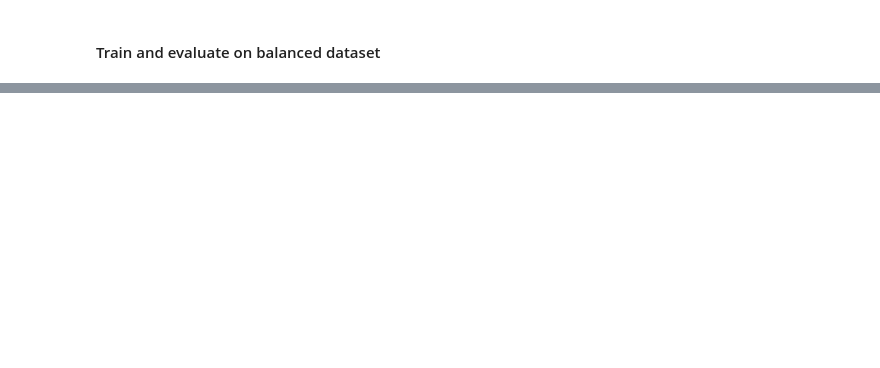
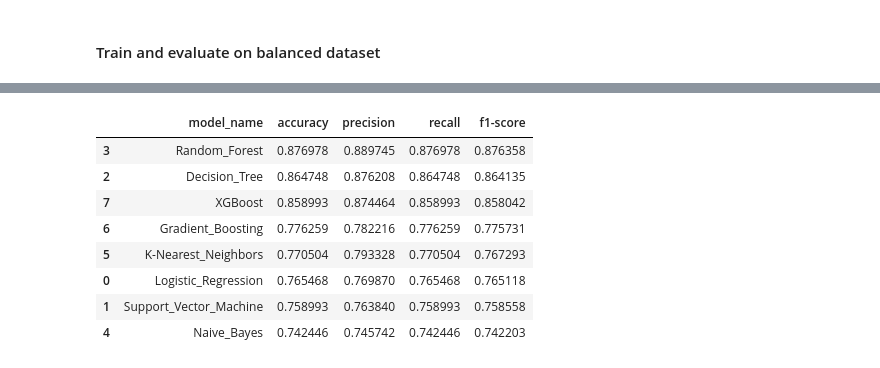
Before and after one commit to damzking/telco_churn-, a Jupyter notebook: LP2_telco_churn.ipynb, the cells around one changed output, grey strips where cells are left out. Cells and saved outputs as stored; diff of their text form; code cells hidden in the pictures; blank space fills up the shorter version.

```diff
--- a/LP2_telco_churn.ipynb
+++ b/LP2_telco_churn.ipynb
@@ -1415,3 +1449,6 @@ encoder=LabelEncoder()
 
 y_train_encode=encoder.fit_transform(y_train)
 y_eval_encode=encoder.transform(y_eval)
+
+y_resampled_train_e=encoder.fit_transform(y_resampled_train)
+y_resampled_eval_e=encoder.transform(y_resampled_eval)
@@ -1547,0 +1542,66 @@ Error:
+# %%
+num_pipeliner=Pipeline(steps=[
+    ('num_imputer', CustomImputer(strategy='constant', custom_value=0)),
+    ('num_scaler', RobustScaler()),
+
+])
+
+cat_pipeliner=Pipeline(steps=[
+    ('cat_imputer', SimpleImputer(strategy='most_frequent')),
+    ('encoder', OneHotEncoder()),
+
+])
+
+preprocessor= ColumnTransformer(transformers=[
+    ('num_pipeliner', num_pipeline, numeric_cols),
+    ('cat_pipeliner', cat_pipeline, cat_cols)
+])
+# %%
+
+models={}
+models['Logistic_Regression']= LogisticRegression(random_state=5)
+models['Support_Vector_Machine']= LinearSVC(random_state=5)
+models['Decision_Tree']= DecisionTreeClassifier(random_state=5)
+models['Random_Forest']= RandomForestClassifier(random_state=5)
+models['Naive_Bayes']= GaussianNB()
+models['K-Nearest_Neighbors']= KNeighborsClassifier()
+models['Gradient_Boosting']= GradientBoostingClassifier(random_state=5)
+models['XGBoost']= XGBClassifier(random_state=5)
+
+# Creating Pipeline
+
+all_pipelines = {}
+
+metric_table=pd.DataFrame(columns=['model_name', 'accuracy', 'precision', 'recall', 'f1-score'])
+
+for model_name, classifier in models.items():
+    final_pipeline = Pipeline(steps=[
+        ('preprocessor', preprocessor),
+        ('classifier', classifier)
+    ])
+
+    final_pipeline.fit(X_resampled_train, y_resampled_train_e)
+    all_pipelines[model_name] = final_pipeline
+
+    y_predr=final_pipeline.predict(X_resampled_eval)
+
+    metrics= classification_report(y_resampled_eval_e, y_predr, output_dict=True)
+
+    accuracy=metrics['accuracy']
+    precision=metrics['weighted avg']['precision']
+    recall=metrics['weighted avg']['recall']
+    f1_score=metrics['weighted avg']['f1-score']
+
+    metric_table.loc[len(metric_table)]=[model_name, accuracy, precision, recall, f1_score]
+
+metric_table.sort_values(by='f1-score', ascending=False)
+# %% [output]
+|  | model_name | accuracy | precision | recall | f1-score |
+| 3 | Random_Forest | 0.876978 | 0.889745 | 0.876978 | 0.876358 |
+| 2 | Decision_Tree | 0.864748 | 0.876208 | 0.864748 | 0.864135 |
+| 7 | XGBoost | 0.858993 | 0.874464 | 0.858993 | 0.858042 |
+| 6 | Gradient_Boosting | 0.776259 | 0.782216 | 0.776259 | 0.775731 |
+| 5 | K-Nearest_Neighbors | 0.770504 | 0.793328 | 0.770504 | 0.767293 |
+| 0 | Logistic_Regression | 0.765468 | 0.769870 | 0.765468 | 0.765118 |
+| 1 | Support_Vector_Machine | 0.758993 | 0.763840 | 0.758993 | 0.758558 |
+| 4 | Naive_Bayes | 0.742446 | 0.745742 | 0.742446 | 0.742203 |
```
Also changed, not shown: parts of 24 cells of this notebook.
